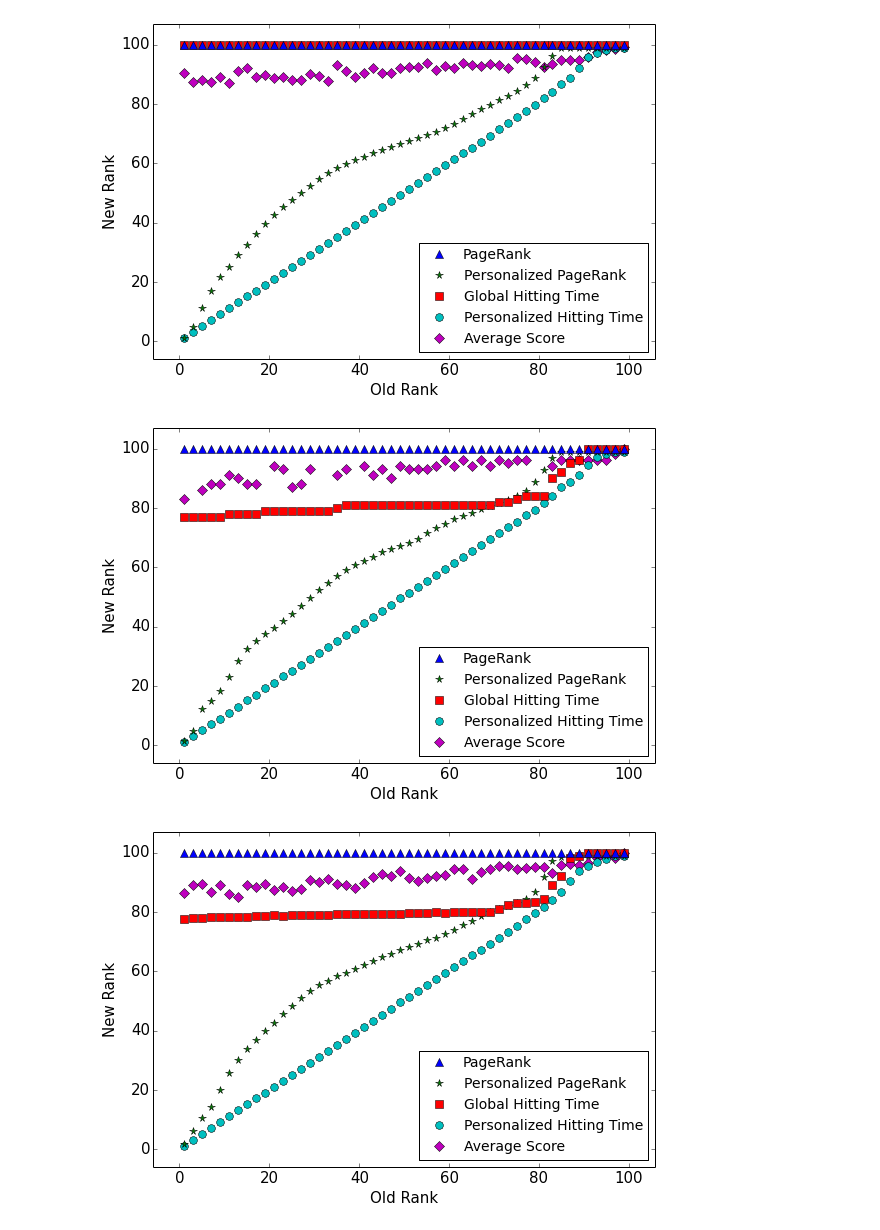
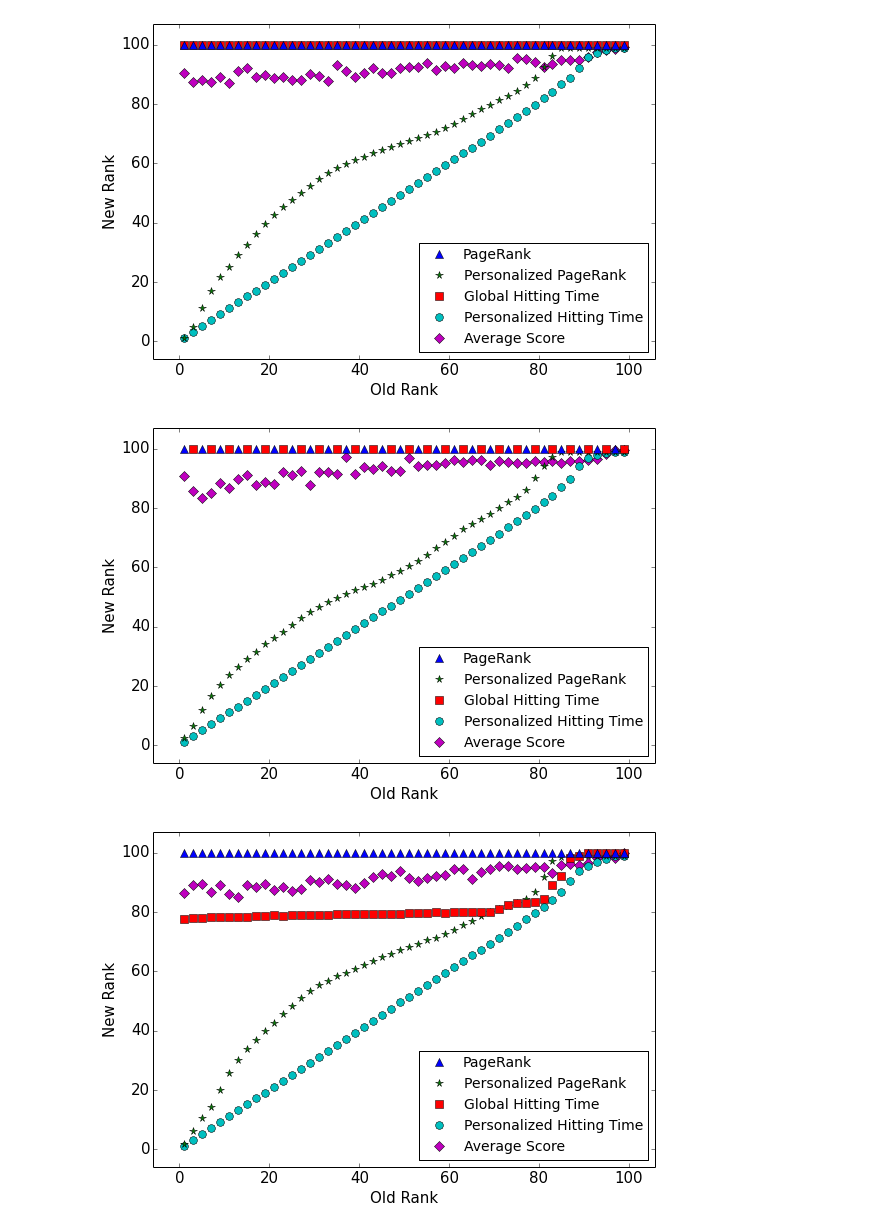
Before and after one commit to branliu0/transitive-trust-models, a Jupyter notebook: notebooks/2014-11-11 Rank Change in Manipulations.ipynb, the cells around one changed output. Cells and saved outputs as stored; diff of their text form; code cells hidden in the pictures.

```diff
--- a/notebooks/2014-11-11 Rank Change in Manipulations.ipynb
+++ b/notebooks/2014-11-11 Rank Change in Manipulations.ipynb
@@ -92,10 +92,11 @@ def one_compute_mechanism(args):
 start = time.time()
 
 N = 3
-graphs = [TrustGraph(100, 'uniform', 'cluster', 20, 'sample', 8) for _ in xrange(N)]
-args = [[[g, i, m[5], False, True] for g in graphs] for i, m in enumerate(MECHANISMS)]
+graphs = [TrustGraph(100, 'uniform', 'cluster', 20, 'sample', 32) for _ in xrange(N)]
+# args = [[[g, i, m[5], True, False] for g in graphs] for i, m in enumerate(MECHANISMS)]
+args = [[[g, i, 0.8, False, True] for g in graphs] for i, m in enumerate(MECHANISMS)]
 flattened_args = [val for arr in args for val in arr]
-results_at_fixed = one_compute_mechanism.map(flattened_args)
+results_t32 = one_compute_mechanism.map(flattened_args)
 
 print 'elapsed:', time.time() - start
 # %% [output]
@@ -137,7 +138,10 @@ def plot_rank_changes(results, delta=False, sybil_only=False, cutlinks_only=Fals
 #         plt.plot(np.arange(100) + 1, mins[m], '-', c=p[2], zorder=p[5])
 #         plt.plot(np.arange(100) + 1, maxs[m], '-', c=p[2], zorder=p[5])
 #         mask = np.arange((m + 2) % len(mechs), 100, len(mechs))
-        mask = np.arange(0, 100, 2)
+        if p[0] in ['PageRank', 'Global Hitting Time']:
+            mask = np.arange(m, 100, 4)
+        else:
+            mask = np.arange(0, 100, 2)
         plt.plot((np.arange(100) + 1)[mask], np.array(lines[m])[mask], p[1], c=p[2], zorder=p[5])
 #         plt.plot((np.arange(100) + 1)[mask], np.array(mins[m])[mask], p[1], c=p[2], zorder=p[5])
 #         plt.plot((np.arange(100) + 1)[mask], np.array(maxs[m])[mask], p[1], c=p[2], zorder=p[5])
@@ -177,9 +181,9 @@ plot_rank_changes(results_ght_fixed)
 # %% [output]
 [figure]
 # %%
-plot_rank_changes(results_c_3)
+plot_rank_changes(results_t32)
 # %% [output]
-[figure, old version]
+[figure, new version]
 # %%
 plot_rank_changes(results_a_3)
 # %% [output]
```
Also changed, not shown: parts of 3 cells of this notebook, 1 other file.
